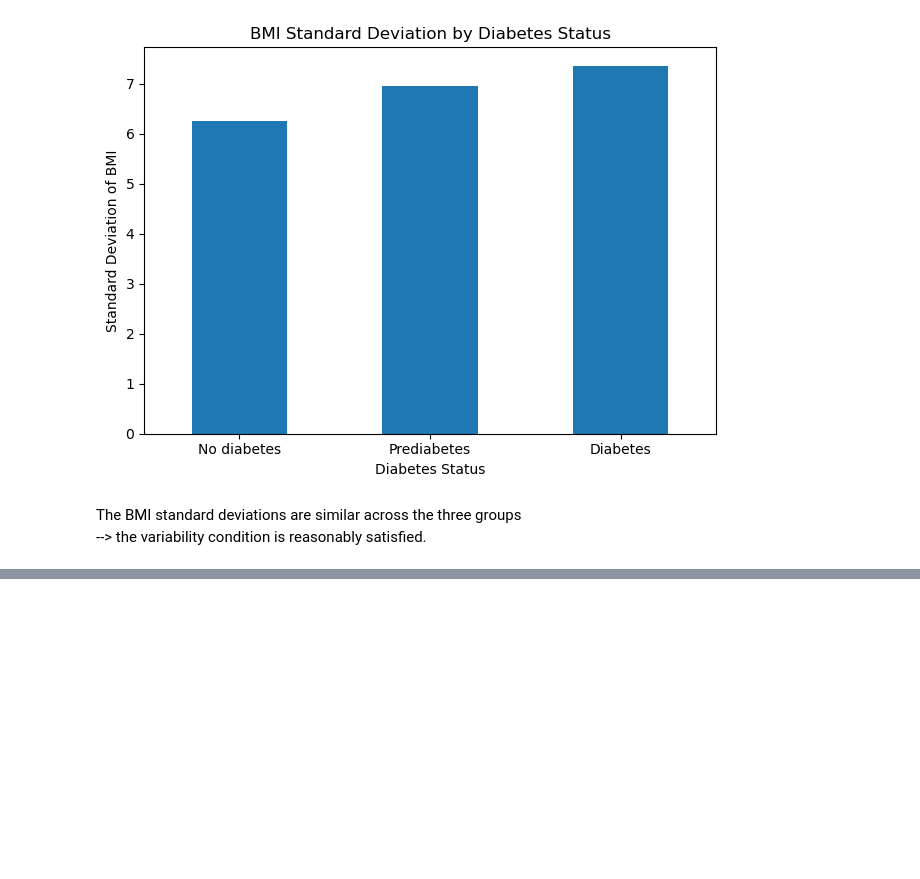
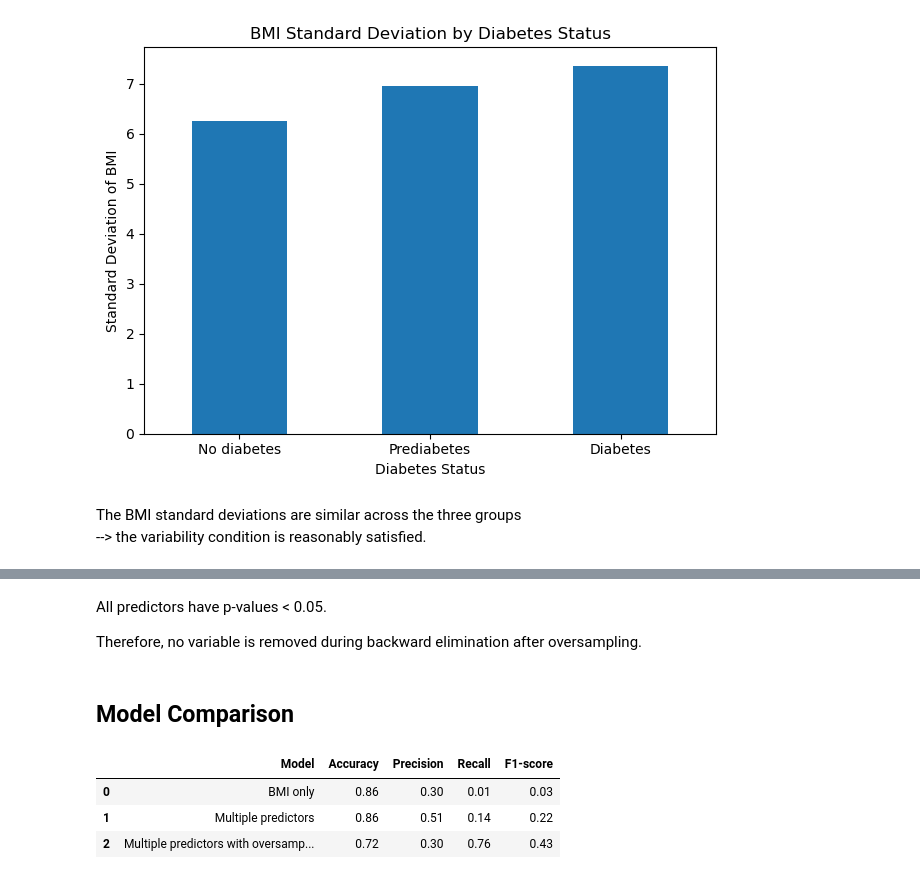
Before and after one commit to EvanGalea2/Diabetes-Statistical-Analysis, a Jupyter notebook: Analysis - Fatma.ipynb, the cells around one changed output, grey strips where cells are left out. Cells and saved outputs as stored; diff of their text form; code cells hidden in the pictures; blank space fills up the shorter version.

```diff
--- a/Analysis - Fatma.ipynb
+++ b/Analysis - Fatma.ipynb
@@ -338,0 +691,12 @@ The BMI standard deviations are similar across the three groups
+# %%
+# Separate predictors and target
+X_train_balanced = train_balanced[features]
+y_train_balanced = train_balanced["Diabetes_binary"]
+
+# Train the model
+model_balanced = LogisticRegression(max_iter=1000)
+
+model_balanced.fit(X_train_balanced, y_train_balanced);
+# %%
+# Make predictions on the original test set
+y_pred_balanced = model_balanced.predict(X_test_multi)
@@ -338,0 +766,43 @@ The BMI standard deviations are similar across the three groups
+# %% [markdown]
+All predictors have p-values < 0.05.
+
+Therefore, no variable is removed during backward elimination after oversampling.
+# %% [markdown]
+## Model Comparison
+# %%
+from sklearn.metrics import precision_score, recall_score, f1_score
+
+model_comparison = pd.DataFrame({
+    "Model": [
+        "BMI only",
+        "Multiple predictors",
+        "Multiple predictors with oversampling"
+    ],
+    "Accuracy": [
+        accuracy_score(y_test, y_pred),
+        accuracy_score(y_test_multi, y_pred_multi),
+        accuracy_score(y_test_multi, y_pred_balanced)
+    ],
+    "Precision": [
+        precision_score(y_test, y_pred),
+        precision_score(y_test_multi, y_pred_multi),
+        precision_score(y_test_multi, y_pred_balanced)
+    ],
+    "Recall": [
+        recall_score(y_test, y_pred),
+        recall_score(y_test_multi, y_pred_multi),
+        recall_score(y_test_multi, y_pred_balanced)
+    ],
+    "F1-score": [
+        f1_score(y_test, y_pred),
+        f1_score(y_test_multi, y_pred_multi),
+        f1_score(y_test_multi, y_pred_balanced)
+    ]
+})
+
+model_comparison.round(2)
+# %% [output]
+|  | Model | Accuracy | Precision | Recall | F1-score |
+| 0 | BMI only | 0.86 | 0.30 | 0.01 | 0.03 |
+| 1 | Multiple predictors | 0.86 | 0.51 | 0.14 | 0.22 |
+| 2 | Multiple predictors with oversamp... | 0.72 | 0.30 | 0.76 | 0.43 |
```
Also changed, not shown: parts of 52 cells of this notebook.
